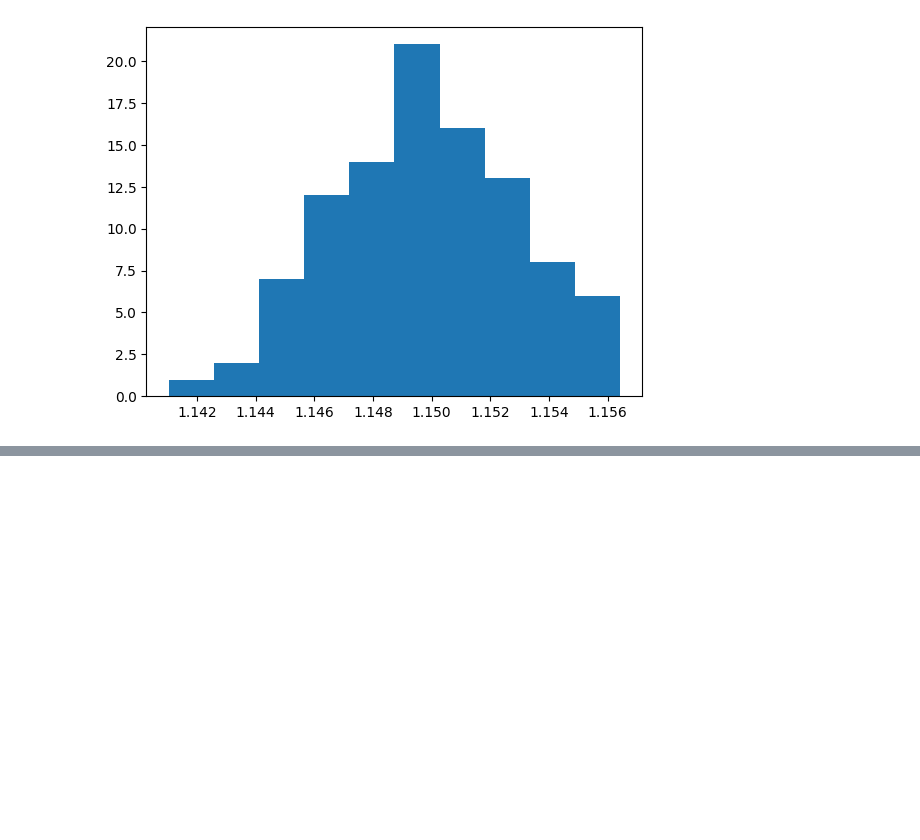
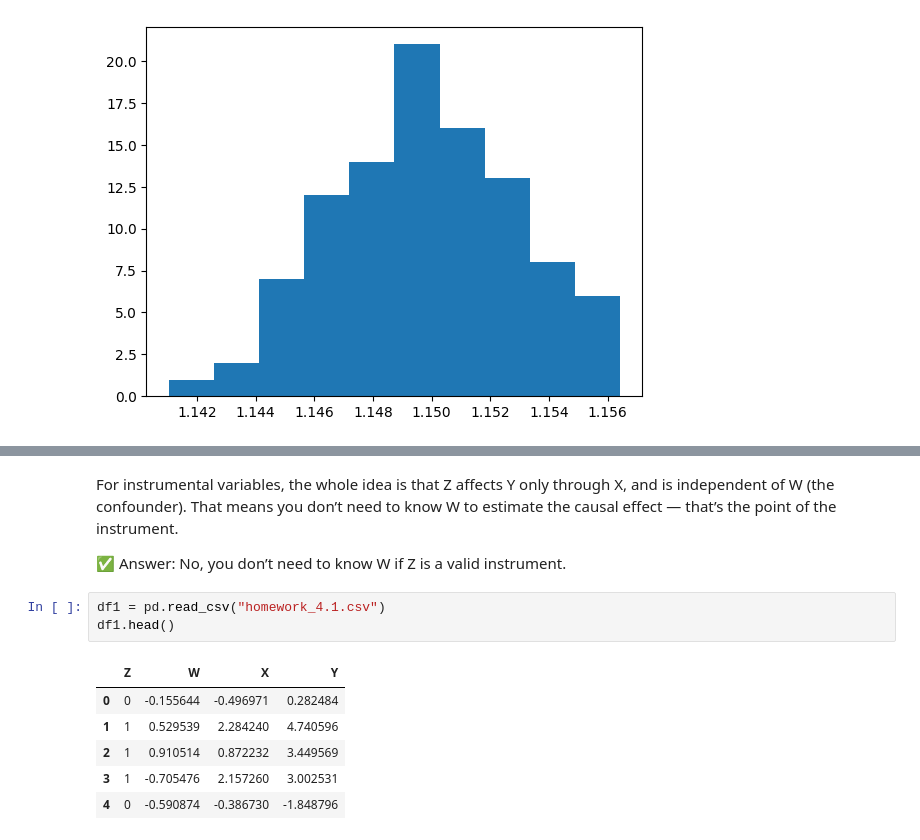
Before and after one commit to rain-dimen/Mod-6-Experimental-Design-and-Causality_Coding-Quiz-Week-4, a Jupyter notebook: Mod 6 -- Week 5.ipynb, the cells around one changed output, grey strips where cells are left out. Cells and saved outputs as stored; diff of their text form; blank space fills up the shorter version.

```diff
--- a/Mod 6 -- Week 5.ipynb
+++ b/Mod 6 -- Week 5.ipynb
@@ -249,0 +283,16 @@ plt.hist(lst)
+# %% [markdown]
+For instrumental variables, the whole idea is that Z affects Y only through X,
+and is independent of W (the confounder).
+That means you don’t need to know W to estimate the causal effect — that’s the point of the instrument.
+
+✅ Answer: No, you don’t need to know W if Z is a valid instrument.
+# %%
+df1 = pd.read_csv("homework_4.1.csv")
+df1.head()
+# %% [output]
+|  | Z | W | X | Y |
+| 0 | 0 | -0.155644 | -0.496971 | 0.282484 |
+| 1 | 1 | 0.529539 | 2.284240 | 4.740596 |
+| 2 | 1 | 0.910514 | 0.872232 | 3.449569 |
+| 3 | 1 | -0.705476 | 2.157260 | 3.002531 |
+| 4 | 0 | -0.590874 | -0.386730 | -1.848796 |
```
Also changed, not shown: parts of 17 cells of this notebook.
